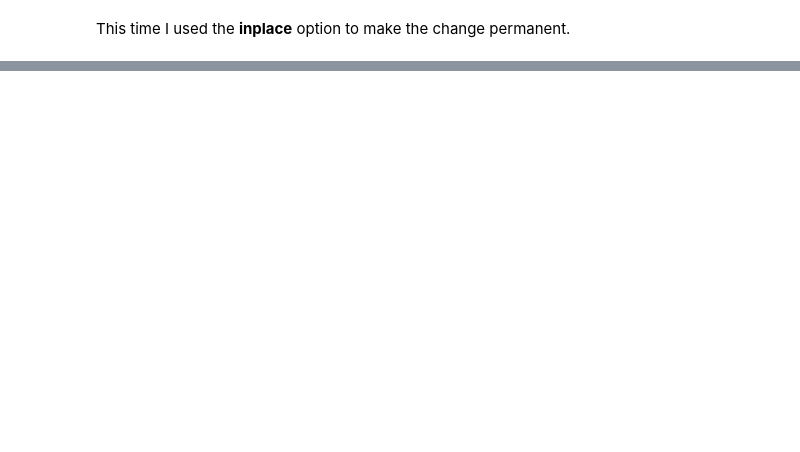
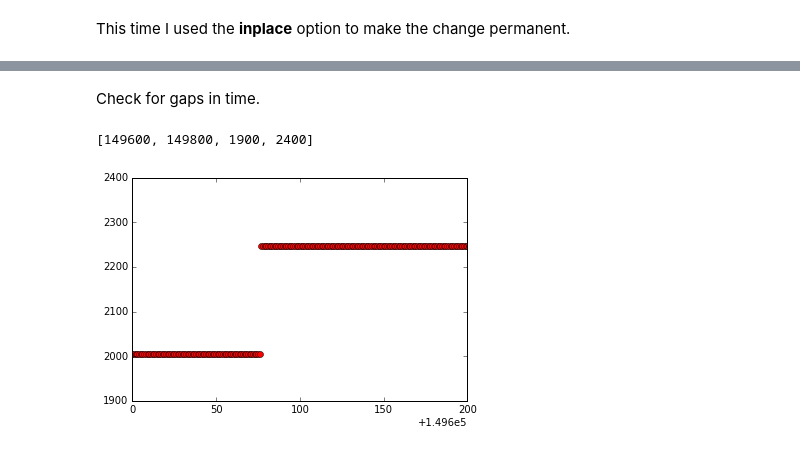
Before and after one commit to kcmeehan/BiometricsActivityClassification, a Jupyter notebook: kathrynEDA.ipynb, the cells around one changed output, grey strips where cells are left out. Saved outputs shown, nothing was run; the diff lists cells and outputs as text; code cells hidden in the pictures; blank space fills up the shorter version.

```diff
--- a/kathrynEDA.ipynb
+++ b/kathrynEDA.ipynb
@@ -179,0 +198,5 @@ df101_clean.isnull()
+# %%
+df101_clean.drop(['hGyroX','hGyroY','hGyroZ','cGyroX','cGyroY','cGyroZ','aGyroX','aGyroY','aGyroZ'], axis=1, inplace=True)
+# %%
+nRows, nCols = df101_clean.shape
+df101_clean.isnull().sum()/nRows*100
@@ -179,0 +221,13 @@ df101_clean.isnull()
+# %%
+x = []
+y = df101_clean.index
+for i in range (0, nRows):
+    x.append(i)
+# %% [markdown]
+Check for gaps in time.
+# %%
+plt.plot(x, y,'ro')
+plt.axis([149600,149800,1900,2400])
+# %% [output]
+[149600, 149800, 1900, 2400]
+[figure, added]
```
Also changed, not shown: parts of 26 cells of this notebook.
